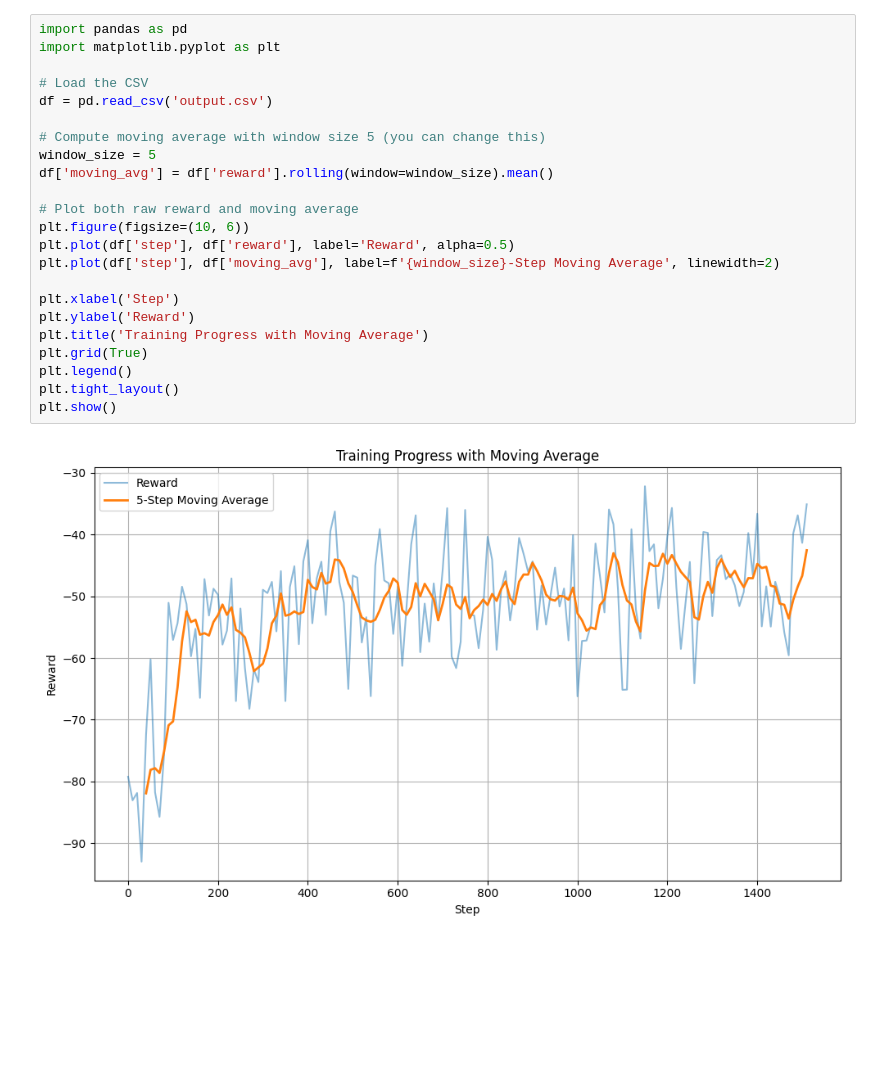
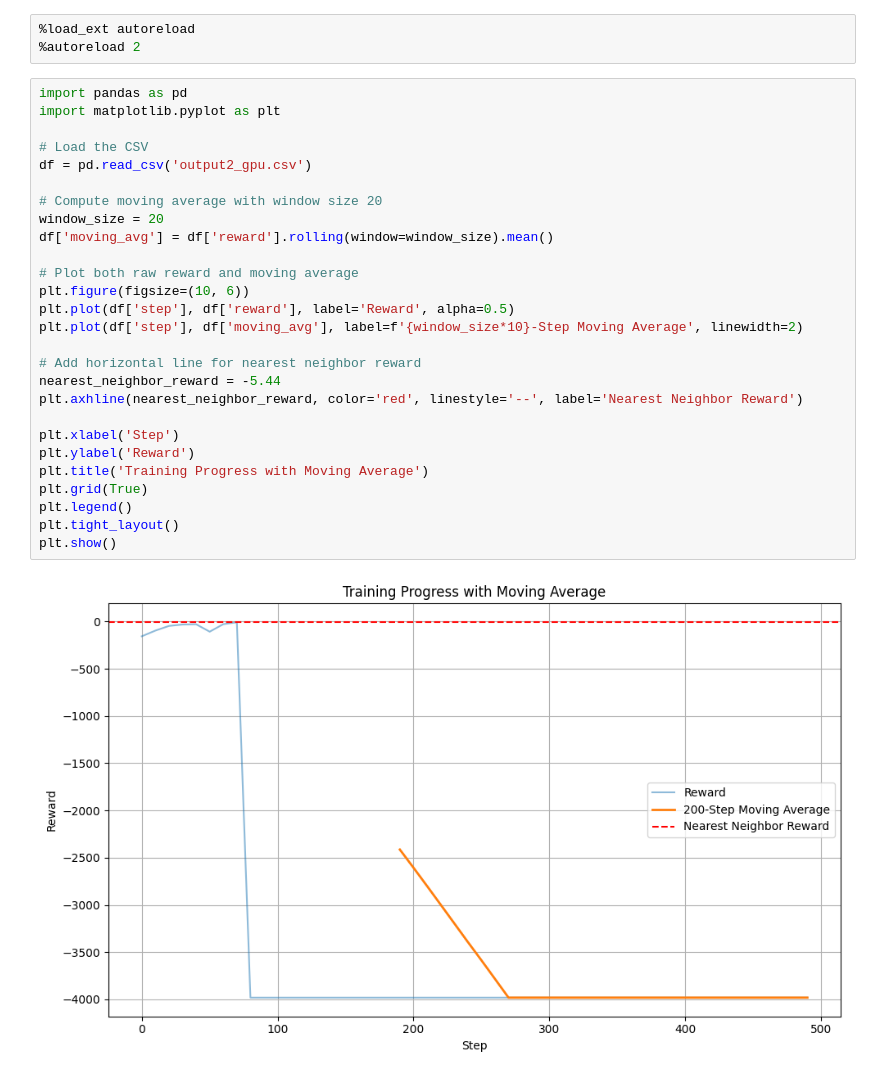
Before and after one commit to msnxus/COS435-Final, a Jupyter notebook: data_visualizer.ipynb, the cells around one changed output. Cells and saved outputs as stored; diff of their text form; blank space fills up the shorter version.

```diff
--- a/data_visualizer.ipynb
+++ b/data_visualizer.ipynb
@@ -1,25 +1,32 @@
+# %%
+%load_ext autoreload
+%autoreload 2
 # %%
 import pandas as pd
 import matplotlib.pyplot as plt
 
 # Load the CSV
-df = pd.read_csv('output.csv')
+df = pd.read_csv('output2_gpu.csv')
 
-# Compute moving average with window size 5 (you can change this)
-window_size = 5
+# Compute moving average with window size 20
+window_size = 20
 df['moving_avg'] = df['reward'].rolling(window=window_size).mean()
 
 # Plot both raw reward and moving average
 plt.figure(figsize=(10, 6))
 plt.plot(df['step'], df['reward'], label='Reward', alpha=0.5)
-plt.plot(df['step'], df['moving_avg'], label=f'{window_size}-Step Moving Average', linewidth=2)
+plt.plot(df['step'], df['moving_avg'], label=f'{window_size*10}-Step Moving Average', linewidth=2)
+
+# Add horizontal line for nearest neighbor reward
+nearest_neighbor_reward = -5.44
+plt.axhline(nearest_neighbor_reward, color='red', linestyle='--', label='Nearest Neighbor Reward')
 
 plt.xlabel('Step')
 plt.ylabel('Reward')
 plt.title('Training Progress with Moving Average')
 plt.grid(True)
 plt.legend()
 plt.tight_layout()
 plt.show()
 # %% [output]
-[figure, old version]
+[figure, new version]
```
Also changed, not shown: parts of 2 cells of this notebook, 5 other files.
